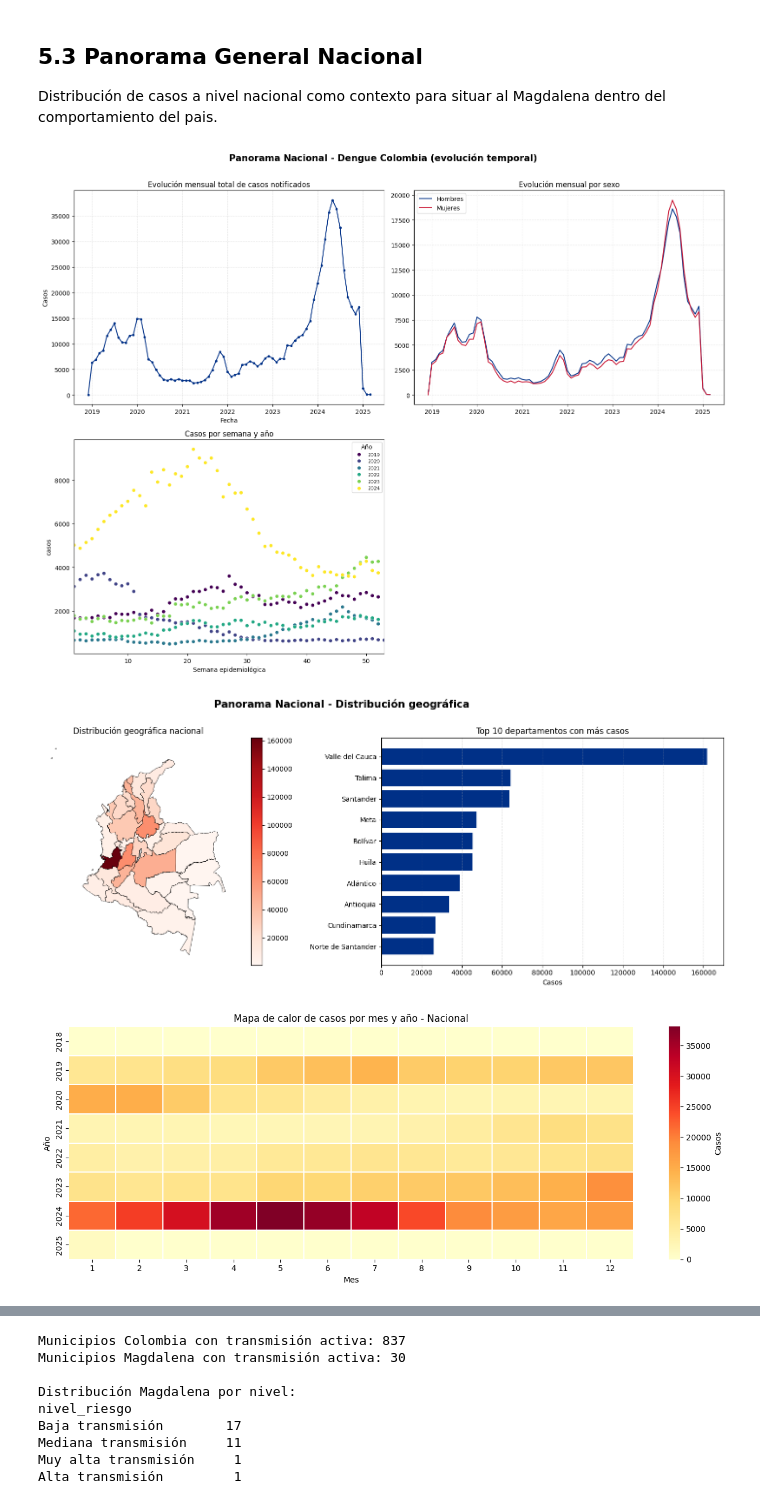
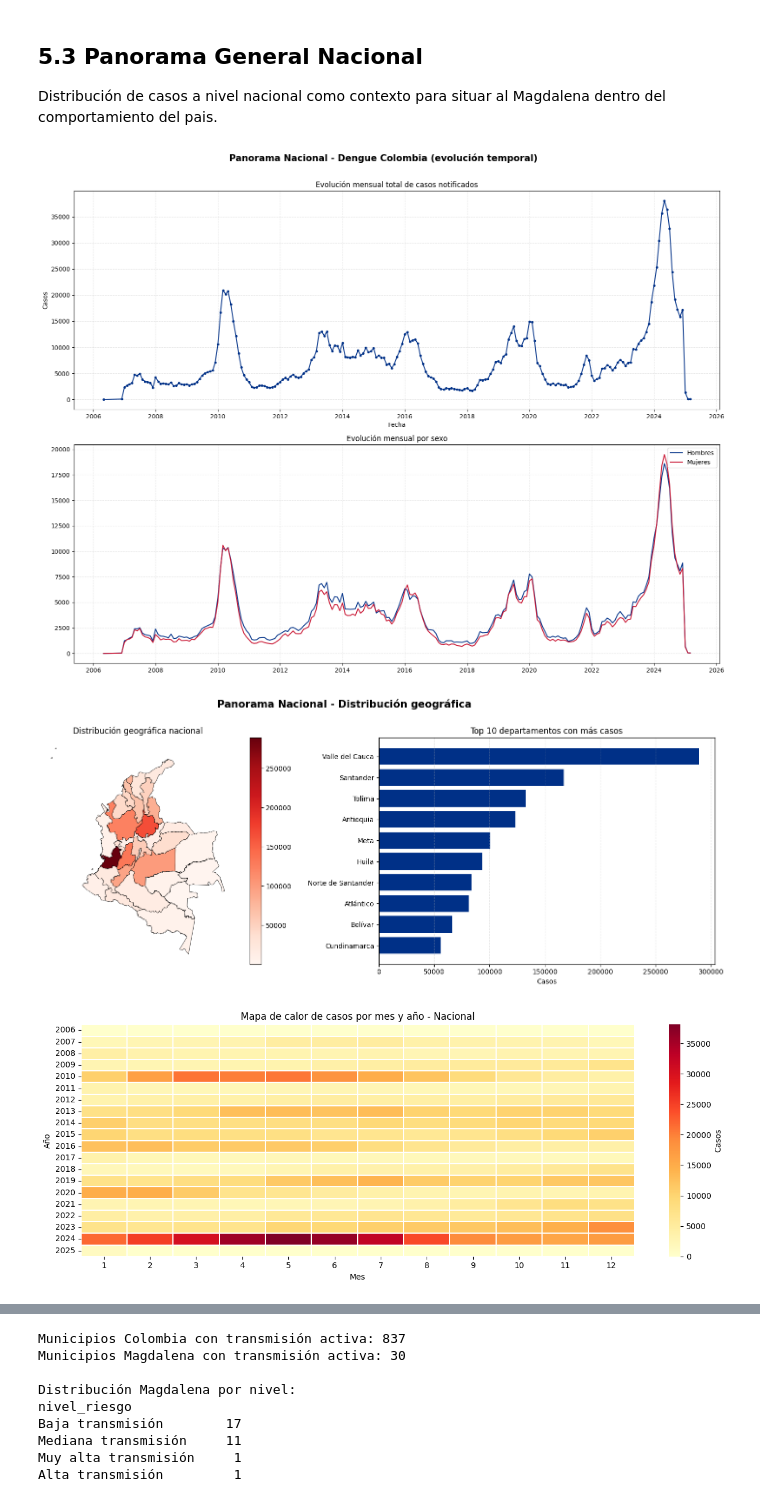
Before and after one commit to Edmh1/dengue-surveillance-magdalena, a Jupyter notebook: notebooks/01_dengue_eda.ipynb, the cells around one changed output, grey strips where cells are left out. Saved outputs shown, nothing was run; the diff lists cells and outputs as text; code cells hidden in the pictures.

Commit message:
Update IDEAM data loader to extend date range and add diagnostics for missing data

```diff
--- a/notebooks/01_dengue_eda.ipynb
+++ b/notebooks/01_dengue_eda.ipynb
@@ -121,7 +123,7 @@ DIR_RAW      = PROJECT_ROOT / "data/raw"
 DIR_MAPPINGS = PROJECT_ROOT / "data/external/mappings"
 DIR_LOOKUP   = PROJECT_ROOT / "data/external/lookup"
 DIR_FIGURAS  = PROJECT_ROOT / "outputs/figures/eda"
-PARQUET_CACHE = PROJECT_ROOT / "data/interim/sivigila_raw_2019_2024.parquet"
+PARQUET_CACHE = PROJECT_ROOT / "data/interim/sivigila_raw_2007_2024.parquet"
 DIR_FIGURAS.mkdir(parents=True, exist_ok=True)
 
 from dengue.loader import cargar_sivigila
@@ -816,10 +831,10 @@ Se realizan dos acciones en este orden. Primero, estandarización a minúsculas
 df_clean.columns = df_clean.columns.str.lower()
 
 # estandarizacion de contenido de texto a minusculas
-cols_texto = ["sexo", "tip_ss", "nom_upgd", "cbmte", "nom_grupo", "cod_ase"]
+cols_texto = ["sexo", "tip_ss", "nom_upgd","cbmte", "nom_grupo", "cod_ase"]
 for col in cols_texto:
     if col in df_clean.columns:
-        df_clean[col] = df_clean[col].astype(str).str.strip().str.lower().replace({"nan": pd.NA, "none": pd.NA}) #type: ignore
+        df_clean[col] = df_clean[col].astype(str).str.strip().str.lower().replace({"nan": pd.NA, "none": pd.NA, "": pd.NA}) #type: ignore
 
 # fechas
 cols_fecha = ["fec_not", "fec_con", "ini_sin", "fec_hos", "fec_def"]
@@ -847,6 +862,9 @@ for col in cols_int:
     if col in df_clean.columns:
         df_clean[col] = pd.to_numeric(df_clean[col], errors="coerce").astype("Int64")
 
+# gru_pob se conserva como texto para el mapeo de 4.6
+df_clean["gru_pob"] = df_clean["gru_pob"].astype(str).str.strip().str.lower().replace({"nan": pd.NA, "none": pd.NA, "": pd.NA})
+
 
 print(f"Filas: {df_clean.shape[0]:,} | Columnas: {df_clean.shape[1]}")
 print("\nTipos de dato:")
@@ -1108,4 +1140,27 @@ print(f"Columnas finales:  {df_clean.shape[1]}")
 for col in ["nom_dpto_o", "nom_mun_o", "nom_pais_o", "nom_ocupacion", "nom_ase", "nom_cbmte"]:
     n = df_clean[col].isna().sum()
     print(f"  {col}: {n:,} nulos ({n/len(df_clean)*100:.2f}%)")
+
+# consolidacion nom_grupo / gru_pob (mismo dato, dos formatos, mutuamente excluyentes)
+n_nom_grupo_antes = df_clean["nom_grupo"].notna().sum()
+n_gru_pob = df_clean["gru_pob"].notna().sum()
+
+cod_gru_pob = df_clean["gru_pob"].astype(str).str.strip().str.zfill(3)
+mapeo_grupo = cod_gru_pob.map(gruposetnicos.set_index("cod_grupo")["nom_grupo"])
+
+n_sin_mapeo = df_clean["gru_pob"].notna().sum() - mapeo_grupo[df_clean["gru_pob"].notna()].notna().sum()
+assert n_sin_mapeo == 0, f"Hay {n_sin_mapeo} codigos de gru_pob sin equivalencia en gruposetnicos"
+
+sin_nom_grupo = df_clean["nom_grupo"].isna()
+df_clean.loc[sin_nom_grupo, "nom_grupo"] = mapeo_grupo[sin_nom_grupo]
+
+df_clean = df_clean.drop(columns=["gru_pob"])
+
+n_nom_grupo_despues = df_clean["nom_grupo"].notna().sum()
+assert n_nom_grupo_despues == n_nom_grupo_antes + n_gru_pob, (
+    f"Conteo inesperado tras consolidar nom_grupo: {n_nom_grupo_despues:,} "
+    f"vs esperado {n_nom_grupo_antes + n_gru_pob:,}"
+)
+print(f"\nnom_grupo consolidado: {n_nom_grupo_despues:,} no nulos "
+      f"({n_nom_grupo_antes:,} originales + {n_gru_pob:,} mapeados desde gru_pob)")
 # %% [output]
@@ -1249,7 +1298,7 @@ Distribución de casos a nivel nacional como contexto para situar al Magdalena d
 df_nacional = df_clean.copy()
 
 # evolución temporal
-fig, axes = plt.subplots(2, 2, figsize=(16, 12))
+fig, axes = plt.subplots(2, 1, figsize=(16, 12))
 axes = axes.flatten()
 
 df_time = df_nacional.groupby(df_nacional["fec_not"].dt.to_period("M")).size().reset_index(name="casos")
@@ -1273,17 +1322,6 @@ if "f" in casos_sexo.columns:
 axes[1].set_title("Evolución mensual por sexo")
 axes[1].legend()
 axes[1].grid(True, linestyle="--", alpha=0.3)
-
-
-# casos por semana y año
-casos_semana = df_nacional.groupby(["ano", "semana"]).size().reset_index(name="casos")
-sns.scatterplot(data=casos_semana, x="semana", y="casos", hue="ano", ax=axes[2], palette="viridis", s=35)
-axes[2].set_title("Casos por semana y año")
-axes[2].set_xlabel("Semana epidemiológica")
-axes[2].set_xlim(1, 53)
-axes[2].legend(title="Año", fontsize=8)
-
-axes[3].set_visible(False)
 
 fig.suptitle("Panorama Nacional - Dengue Colombia (evolución temporal)", fontsize=15, fontweight="bold", y=1.01)
 plt.tight_layout()
@@ -1314,33 +1352,33 @@ try:
     gdf_merged = gdf.merge(casos_dep_geo, left_on="DPTO", right_on="cod_dpto_o", how="left")
     gdf_merged.plot(column="num_casos", ax=axes2[0], legend=True, cmap="Reds",
                     edgecolor="black", linewidth=0.5, missing_kwds={"color": "lightgrey"})
     axes2[0].set_title("Distribución geográfica nacional")
     axes2[0].axis("off")
 except Exception as e:
     axes2[0].text(0.5, 0.5, f"GeoJSON no disponible:\n{e}",
                   ha="center", va="center", transform=axes2[0].transAxes, fontsize=9)
     axes2[0].axis("off")
 
 fig2.suptitle("Panorama Nacional - Distribución geográfica", fontsize=15, fontweight="bold", y=1.01)
 plt.tight_layout()
 plt.savefig(DIR_FIGURAS / "panorama_nacional_geografico.png", dpi=150, bbox_inches="tight")
 plt.show()
 
 # mapa de calor mes × año
 fig3, ax3 = plt.subplots(figsize=(13, 5))
 pivot_tiempo = (
     df_nacional.groupby([df_nacional["fec_not"].dt.year, df_nacional["fec_not"].dt.month])
     .size().unstack(fill_value=0)
 )
 pivot_tiempo.index.name = "Año"
 pivot_tiempo.columns.name = "Mes"
 sns.heatmap(pivot_tiempo, cmap="YlOrRd", ax=ax3, cbar_kws={"label": "Casos"},
             linewidths=0.3, linecolor="white")
 ax3.set_title("Mapa de calor de casos por mes y año - Nacional")
 plt.tight_layout()
 plt.savefig(DIR_FIGURAS / "heatmap_mes_ano.png", dpi=150, bbox_inches="tight")
 plt.show()
 # %% [output]
-[figure, old version]
+[figure, new version]
-[figure, old version]
+[figure, new version]
-[figure, old version]
+[figure, new version]
```
Also changed, not shown: parts of 72 cells of this notebook, 10 other files.
